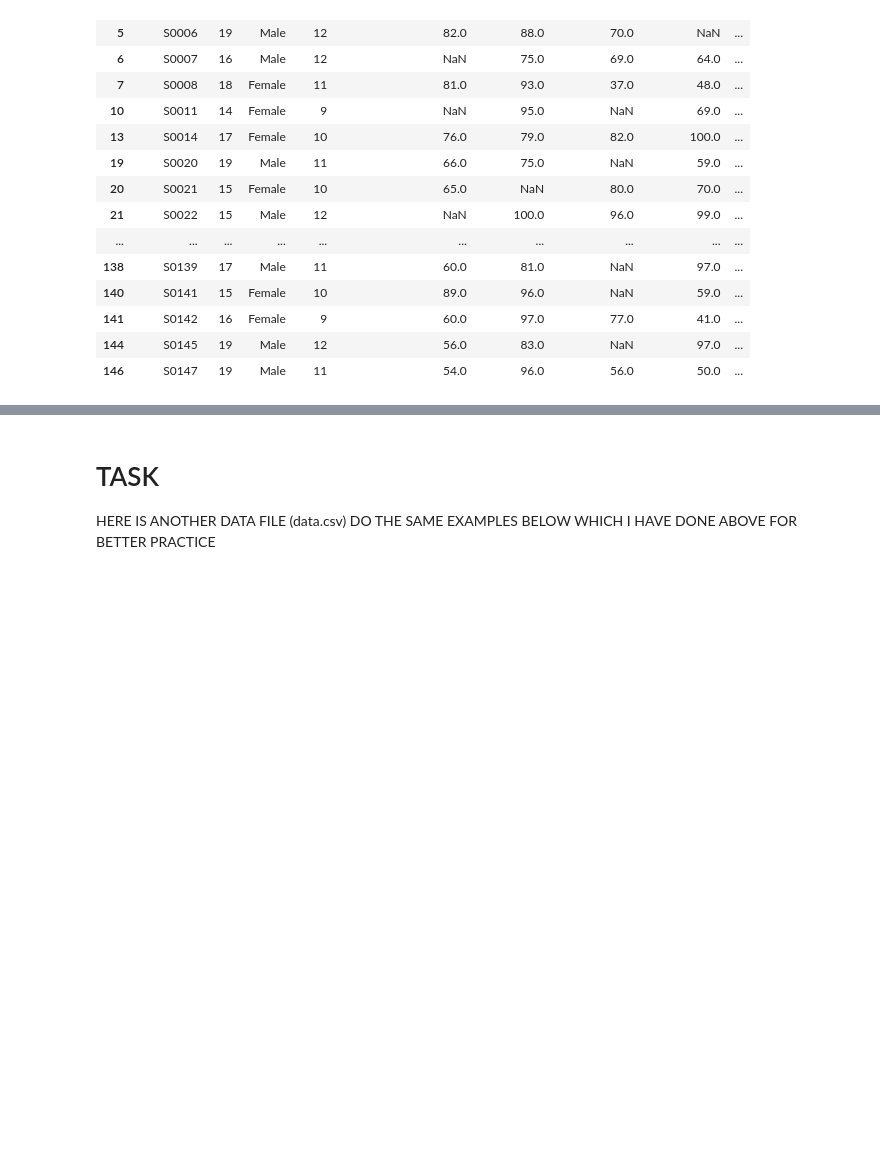
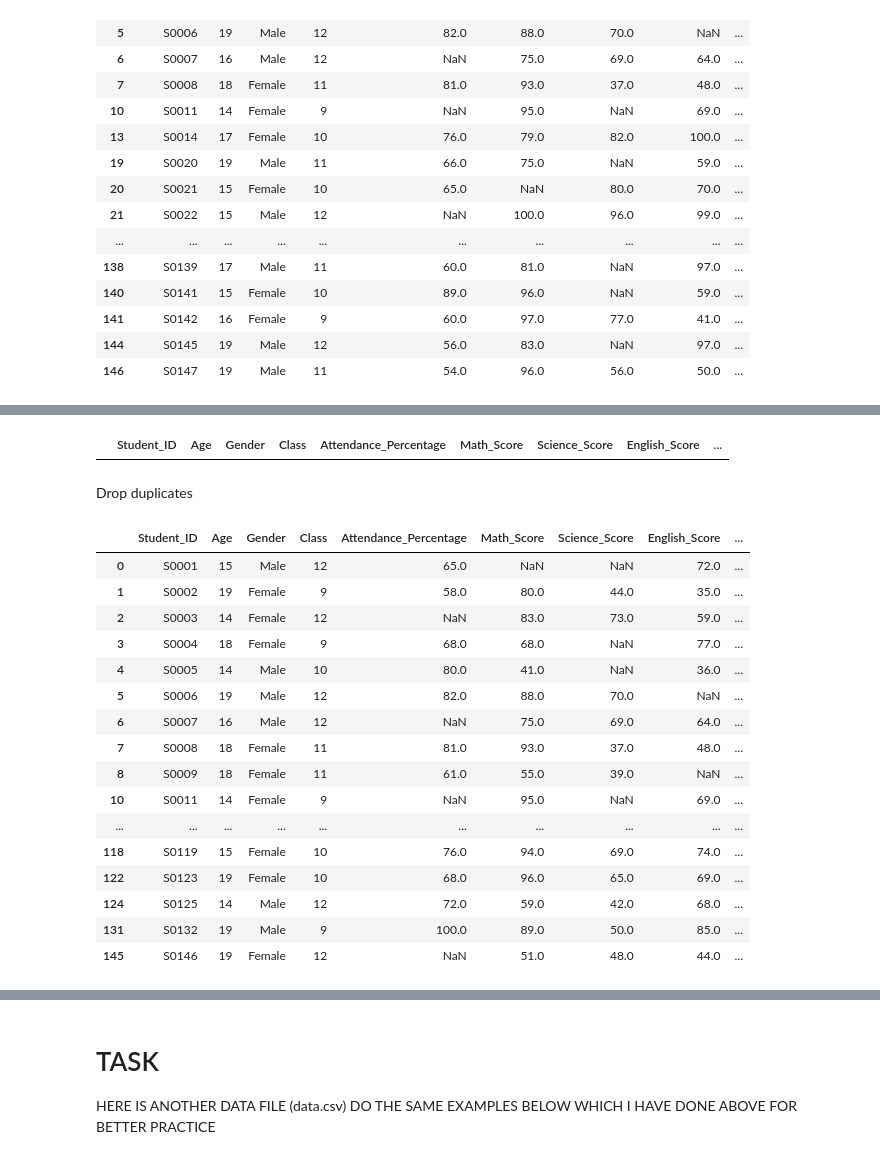
Before and after one commit to Pragnesh-10/Pandas_Notes, a Jupyter notebook: 08_filtering.ipynb, the cells around one changed output, grey strips where cells are left out. Cells and saved outputs as stored; diff of their text form; code cells hidden in the pictures; blank space fills up the shorter version.

```diff
--- a/08_filtering.ipynb
+++ b/08_filtering.ipynb
@@ -189,0 +240,27 @@ df[(df['Math_Score'] >= 75) | (df['Science_Score'] == 80)]
+# %%
+df[df.duplicated('Student_ID')]
+# %% [output]
+|  | Student_ID | Age | Gender | Class | Attendance_Percentage | Math_Score | Science_Score | English_Score | ... |
+# %% [markdown]
+Drop duplicates
+# %%
+# here we are dropping duplicates in math score column
+df.drop_duplicates(['Math_Score'])
+# %% [output]
+|  | Student_ID | Age | Gender | Class | Attendance_Percentage | Math_Score | Science_Score | English_Score | ... |
+| 0 | S0001 | 15 | Male | 12 | 65.0 | NaN | NaN | 72.0 | ... |
+| 1 | S0002 | 19 | Female | 9 | 58.0 | 80.0 | 44.0 | 35.0 | ... |
+| 2 | S0003 | 14 | Female | 12 | NaN | 83.0 | 73.0 | 59.0 | ... |
+| 3 | S0004 | 18 | Female | 9 | 68.0 | 68.0 | NaN | 77.0 | ... |
+| 4 | S0005 | 14 | Male | 10 | 80.0 | 41.0 | NaN | 36.0 | ... |
+| 5 | S0006 | 19 | Male | 12 | 82.0 | 88.0 | 70.0 | NaN | ... |
+| 6 | S0007 | 16 | Male | 12 | NaN | 75.0 | 69.0 | 64.0 | ... |
+| 7 | S0008 | 18 | Female | 11 | 81.0 | 93.0 | 37.0 | 48.0 | ... |
+| 8 | S0009 | 18 | Female | 11 | 61.0 | 55.0 | 39.0 | NaN | ... |
+| 10 | S0011 | 14 | Female | 9 | NaN | 95.0 | NaN | 69.0 | ... |
+| ... | ... | ... | ... | ... | ... | ... | ... | ... | ... |
+| 118 | S0119 | 15 | Female | 10 | 76.0 | 94.0 | 69.0 | 74.0 | ... |
+| 122 | S0123 | 19 | Female | 10 | 68.0 | 96.0 | 65.0 | 69.0 | ... |
+| 124 | S0125 | 14 | Male | 12 | 72.0 | 59.0 | 42.0 | 68.0 | ... |
+| 131 | S0132 | 19 | Male | 9 | 100.0 | 89.0 | 50.0 | 85.0 | ... |
+| 145 | S0146 | 19 | Female | 12 | NaN | 51.0 | 48.0 | 44.0 | ... |
```
Also changed, not shown: parts of 8 cells of this notebook, 1 other file.
